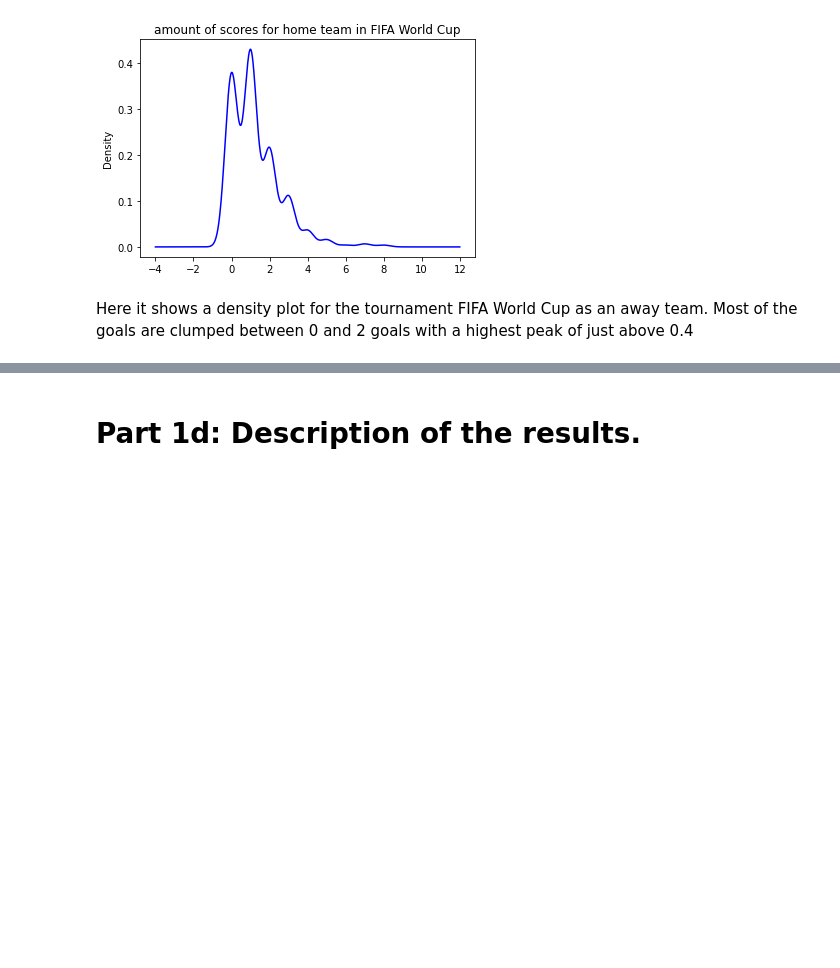
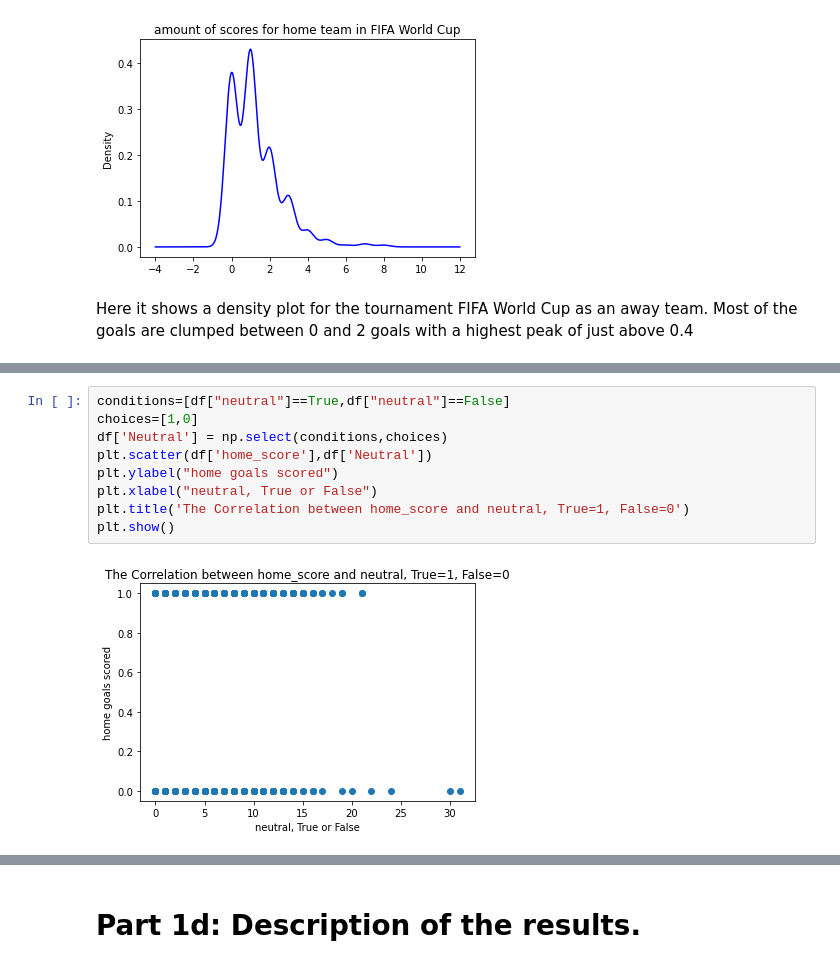
Before and after one commit to malouche/DSC2spring2022, a Jupyter notebook: Ali Baligh 900211718 assig 2.ipynb, the cells around one changed output, grey strips where cells are left out. Drawn from its saved outputs; the diff is of its cells as text; blank space fills up the shorter version.

```diff
--- a/Ali Baligh 900211718 assig 2.ipynb
+++ b/Ali Baligh 900211718 assig 2.ipynb
@@ -884,0 +917,11 @@ Here in this graph, it shows the confidence interval of how many scores were sco
+# %%
+conditions=[df["neutral"]==True,df["neutral"]==False]
+choices=[1,0]
+df['Neutral'] = np.select(conditions,choices)
+plt.scatter(df['home_score'],df['Neutral'])
+plt.ylabel("home goals scored")
+plt.xlabel("neutral, True or False")
+plt.title('The Correlation between home_score and neutral, True=1, False=0')
+plt.show()
+# %% [output]
+[figure, added]
```
Also changed, not shown: parts of 43 cells of this notebook.
